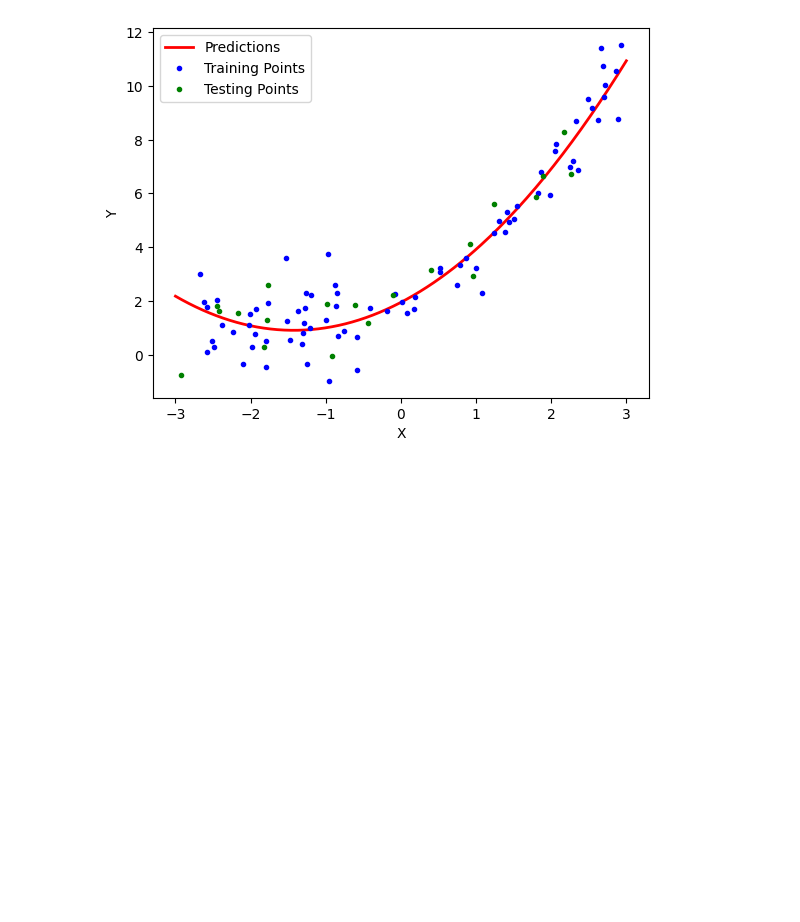
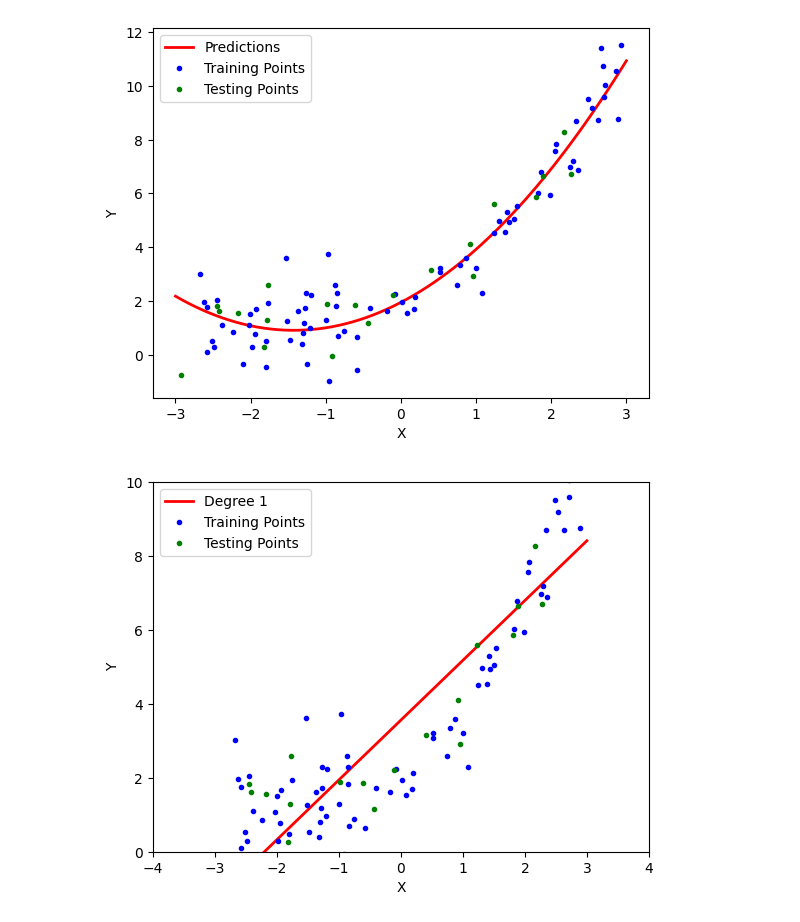
Before and after one commit to Sarvesh-10/DSMLDLCourse, a Jupyter notebook: LinearRegression/polynomial_regression.ipynb, the cells around one changed output. Cells and saved outputs as stored; diff of their text form; code cells hidden in the pictures; blank space fills up the shorter version.

Commit message:
pipeline concept

```diff
--- a/LinearRegression/polynomial_regression.ipynb
+++ b/LinearRegression/polynomial_regression.ipynb
@@ -141,0 +144,24 @@ plt.show()
+# %%
+def poly_regression(degree):
+    X_new = np.linspace(-3,3,200).reshape(200,1)
+    poly_features = PolynomialFeatures(degree=degree,include_bias=True)
+    lin_reg = LinearRegression()
+    polyReg = Pipeline([
+        ("poly_features",poly_features),
+        ("lin_reg",lin_reg)
+
+    ])
+    polyReg.fit(X_train,Y_train)
+    y_pred_new = polyReg.predict(X_new)
+    plt.plot(X_new,y_pred_new,'r',label="Degree " +str(degree),linewidth=2)
+    plt.plot(X_train,Y_train,"b.",label="Training Points")
+    plt.plot(X_test,Y_test,"g.",label="Testing Points")
+    plt.xlabel("X")
+    plt.ylabel("Y")
+    plt.legend()
+    plt.axis([-4,4,0,10])
+    plt.show()
+# %%
+poly_regression(1)
+# %% [output]
+[figure, added]
```
Also changed, not shown: parts of 5 cells of this notebook.
